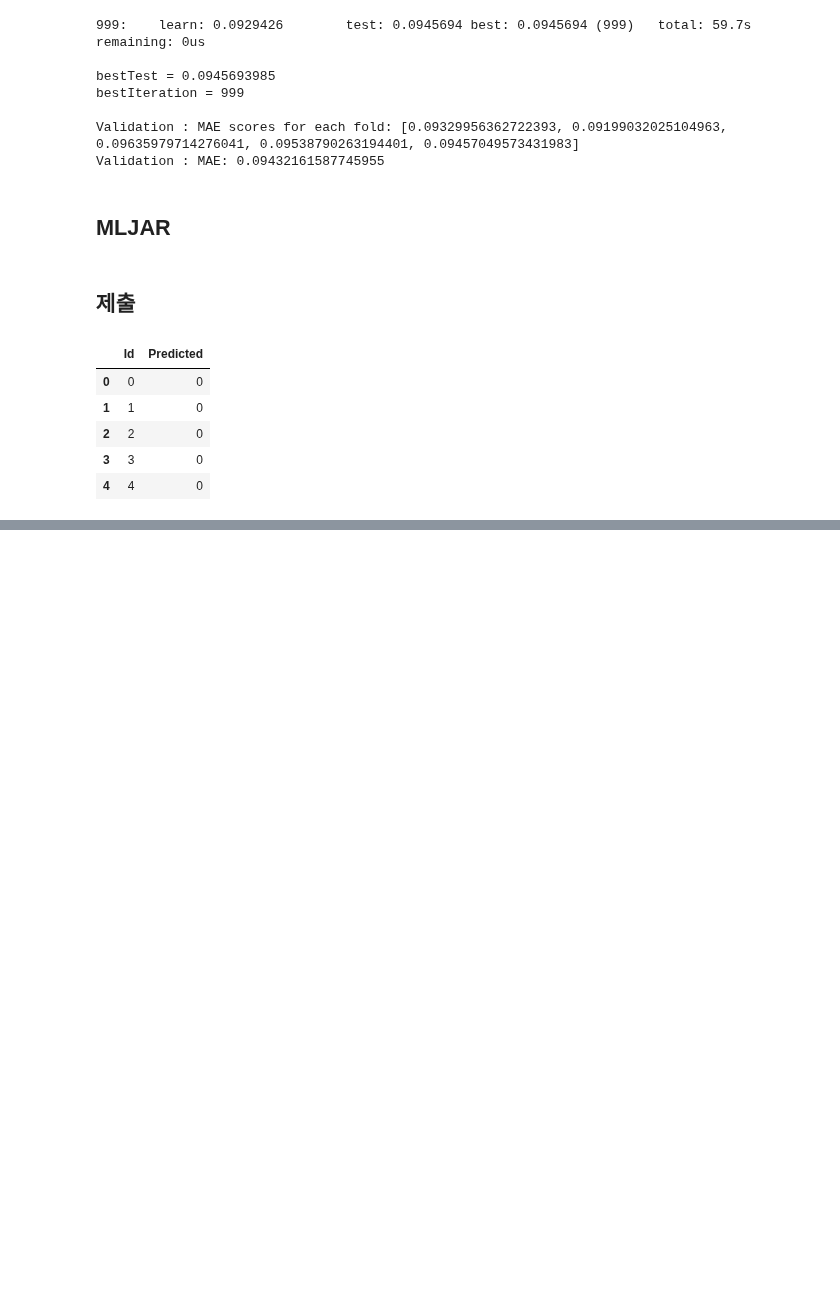
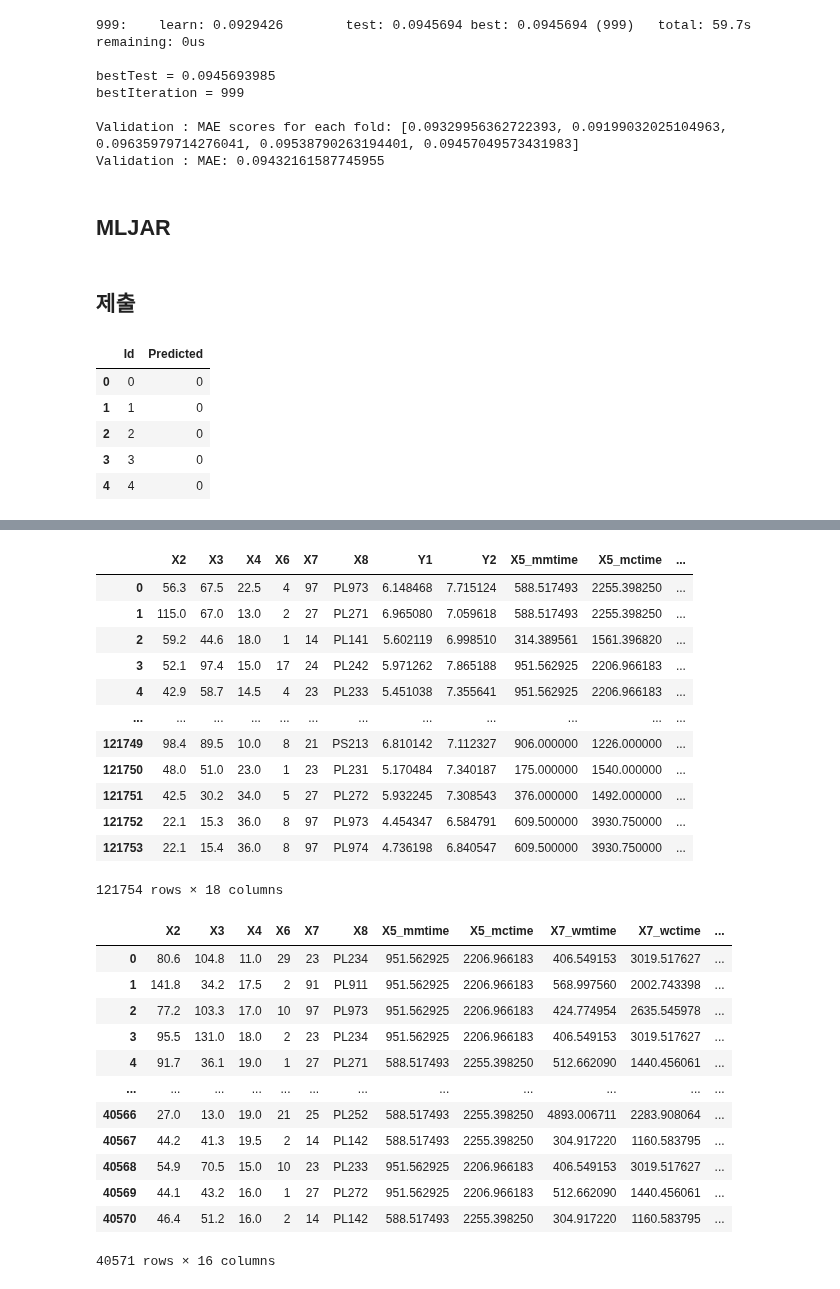
Before and after one commit to dlwls22/Hyundai_DT, a Jupyter notebook: CNC2.ipynb, the cells around one changed output, grey strips where cells are left out. Drawn from its saved outputs; the diff is of its cells as text; code cells hidden in the pictures; blank space fills up the shorter version.

```diff
--- a/CNC2.ipynb
+++ b/CNC2.ipynb
@@ -616,0 +617,30 @@ submit.to_csv('C:\\Users\\dlwks\\OneDrive\\바탕 화면\\VSCode\\HD_CNC\\1128-2
+# %%
+display(train)
+display(test)
+# %% [output]
+|  | X2 | X3 | X4 | X6 | X7 | X8 | Y1 | Y2 | X5_mmtime | X5_mctime | ... |
+| 0 | 56.3 | 67.5 | 22.5 | 4 | 97 | PL973 | 6.148468 | 7.715124 | 588.517493 | 2255.398250 | ... |
+| 1 | 115.0 | 67.0 | 13.0 | 2 | 27 | PL271 | 6.965080 | 7.059618 | 588.517493 | 2255.398250 | ... |
+| 2 | 59.2 | 44.6 | 18.0 | 1 | 14 | PL141 | 5.602119 | 6.998510 | 314.389561 | 1561.396820 | ... |
+| 3 | 52.1 | 97.4 | 15.0 | 17 | 24 | PL242 | 5.971262 | 7.865188 | 951.562925 | 2206.966183 | ... |
+| 4 | 42.9 | 58.7 | 14.5 | 4 | 23 | PL233 | 5.451038 | 7.355641 | 951.562925 | 2206.966183 | ... |
+| ... | ... | ... | ... | ... | ... | ... | ... | ... | ... | ... | ... |
+| 121749 | 98.4 | 89.5 | 10.0 | 8 | 21 | PS213 | 6.810142 | 7.112327 | 906.000000 | 1226.000000 | ... |
+| 121750 | 48.0 | 51.0 | 23.0 | 1 | 23 | PL231 | 5.170484 | 7.340187 | 175.000000 | 1540.000000 | ... |
+| 121751 | 42.5 | 30.2 | 34.0 | 5 | 27 | PL272 | 5.932245 | 7.308543 | 376.000000 | 1492.000000 | ... |
+| 121752 | 22.1 | 15.3 | 36.0 | 8 | 97 | PL973 | 4.454347 | 6.584791 | 609.500000 | 3930.750000 | ... |
+| 121753 | 22.1 | 15.4 | 36.0 | 8 | 97 | PL974 | 4.736198 | 6.840547 | 609.500000 | 3930.750000 | ... |
+121754 rows × 18 columns
+|  | X2 | X3 | X4 | X6 | X7 | X8 | X5_mmtime | X5_mctime | X7_wmtime | X7_wctime | ... |
+| 0 | 80.6 | 104.8 | 11.0 | 29 | 23 | PL234 | 951.562925 | 2206.966183 | 406.549153 | 3019.517627 | ... |
+| 1 | 141.8 | 34.2 | 17.5 | 2 | 91 | PL911 | 951.562925 | 2206.966183 | 568.997560 | 2002.743398 | ... |
+| 2 | 77.2 | 103.3 | 17.0 | 10 | 97 | PL973 | 951.562925 | 2206.966183 | 424.774954 | 2635.545978 | ... |
+| 3 | 95.5 | 131.0 | 18.0 | 2 | 23 | PL234 | 951.562925 | 2206.966183 | 406.549153 | 3019.517627 | ... |
+| 4 | 91.7 | 36.1 | 19.0 | 1 | 27 | PL271 | 588.517493 | 2255.398250 | 512.662090 | 1440.456061 | ... |
+| ... | ... | ... | ... | ... | ... | ... | ... | ... | ... | ... | ... |
+| 40566 | 27.0 | 13.0 | 19.0 | 21 | 25 | PL252 | 588.517493 | 2255.398250 | 4893.006711 | 2283.908064 | ... |
+| 40567 | 44.2 | 41.3 | 19.5 | 2 | 14 | PL142 | 588.517493 | 2255.398250 | 304.917220 | 1160.583795 | ... |
+| 40568 | 54.9 | 70.5 | 15.0 | 10 | 23 | PL233 | 951.562925 | 2206.966183 | 406.549153 | 3019.517627 | ... |
+| 40569 | 44.1 | 43.2 | 16.0 | 1 | 27 | PL272 | 951.562925 | 2206.966183 | 512.662090 | 1440.456061 | ... |
+| 40570 | 46.4 | 51.2 | 16.0 | 2 | 14 | PL142 | 588.517493 | 2255.398250 | 304.917220 | 1160.583795 | ... |
+40571 rows × 16 columns
```
Also changed, not shown: parts of 2 cells of this notebook.
